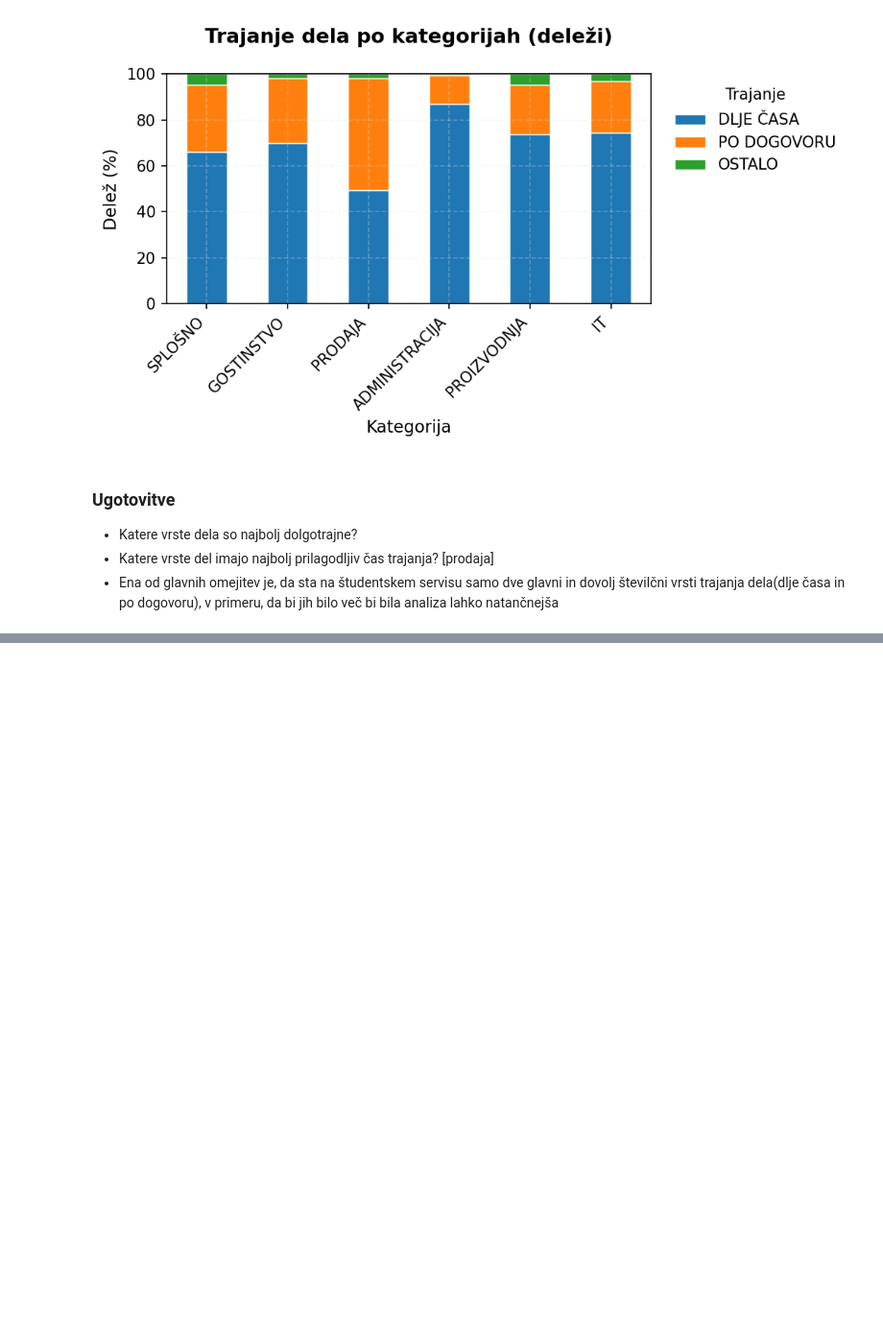
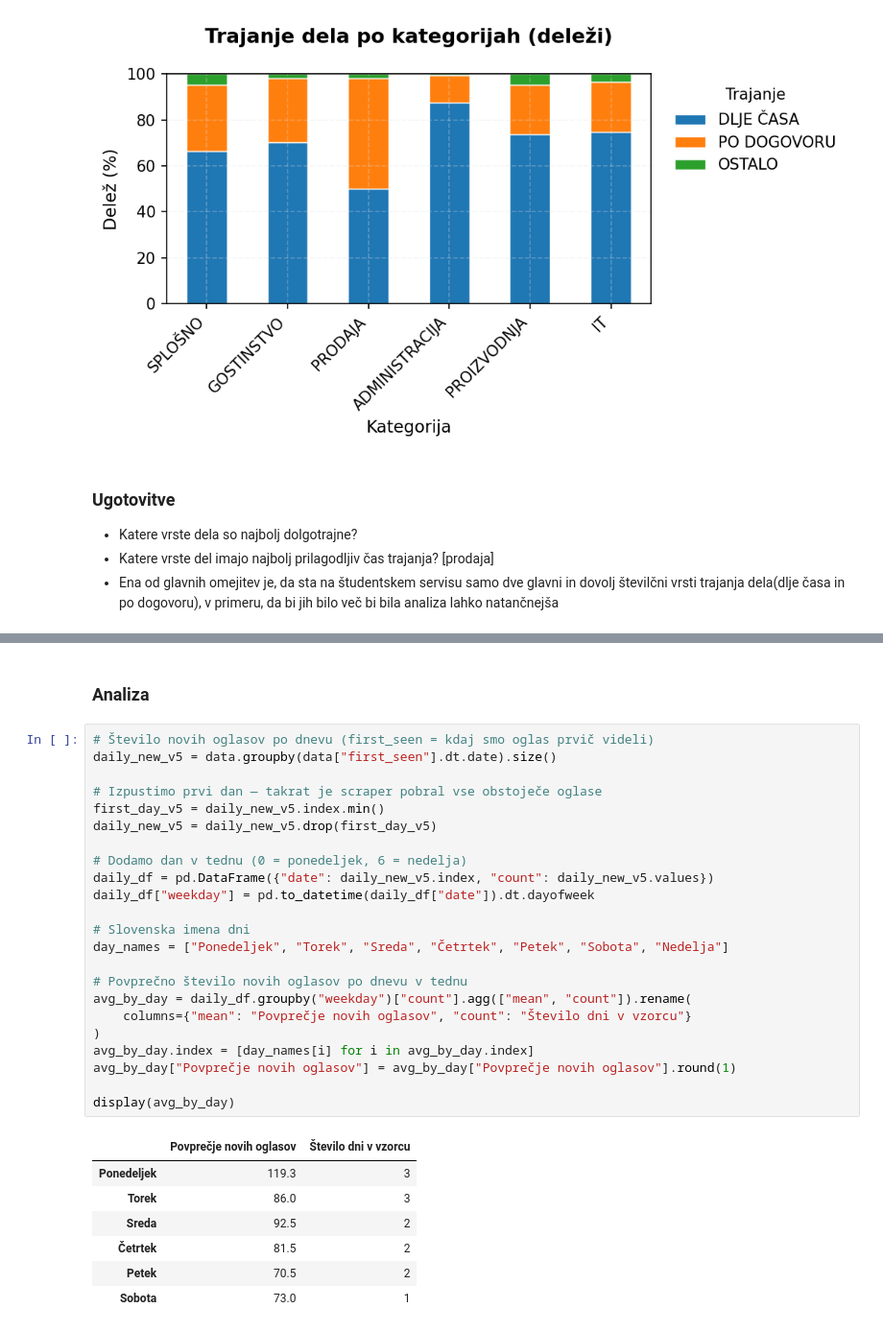
Before and after one commit to svenko99/PR2608, a Jupyter notebook: src/notebook/rezultati.ipynb, the cells around one changed output, grey strips where cells are left out. Shown at 96% size. Drawn from its saved outputs; the diff is of its cells as text; blank space fills up the shorter version.

```diff
--- a/src/notebook/rezultati.ipynb
+++ b/src/notebook/rezultati.ipynb
@@ -861,0 +880,33 @@ plt.show()
+# %% [markdown]
+### Analiza
+# %%
+# Število novih oglasov po dnevu (first_seen = kdaj smo oglas prvič videli)
+daily_new_v5 = data.groupby(data["first_seen"].dt.date).size()
+
+# Izpustimo prvi dan — takrat je scraper pobral vse obstoječe oglase
+first_day_v5 = daily_new_v5.index.min()
+daily_new_v5 = daily_new_v5.drop(first_day_v5)
+
+# Dodamo dan v tednu (0 = ponedeljek, 6 = nedelja)
+daily_df = pd.DataFrame({"date": daily_new_v5.index, "count": daily_new_v5.values})
+daily_df["weekday"] = pd.to_datetime(daily_df["date"]).dt.dayofweek
+
+# Slovenska imena dni
+day_names = ["Ponedeljek", "Torek", "Sreda", "Četrtek", "Petek", "Sobota", "Nedelja"]
+
+# Povprečno število novih oglasov po dnevu v tednu
+avg_by_day = daily_df.groupby("weekday")["count"].agg(["mean", "count"]).rename(
+    columns={"mean": "Povprečje novih oglasov", "count": "Število dni v vzorcu"}
+)
+avg_by_day.index = [day_names[i] for i in avg_by_day.index]
+avg_by_day["Povprečje novih oglasov"] = avg_by_day["Povprečje novih oglasov"].round(1)
+
+display(avg_by_day)
+# %% [output]
+|  | Povprečje novih oglasov | Število dni v vzorcu |
+| Ponedeljek | 119.3 | 3 |
+| Torek | 86.0 | 3 |
+| Sreda | 92.5 | 2 |
+| Četrtek | 81.5 | 2 |
+| Petek | 70.5 | 2 |
+| Sobota | 73.0 | 1 |
```
Also changed, not shown: parts of 23 cells of this notebook.
